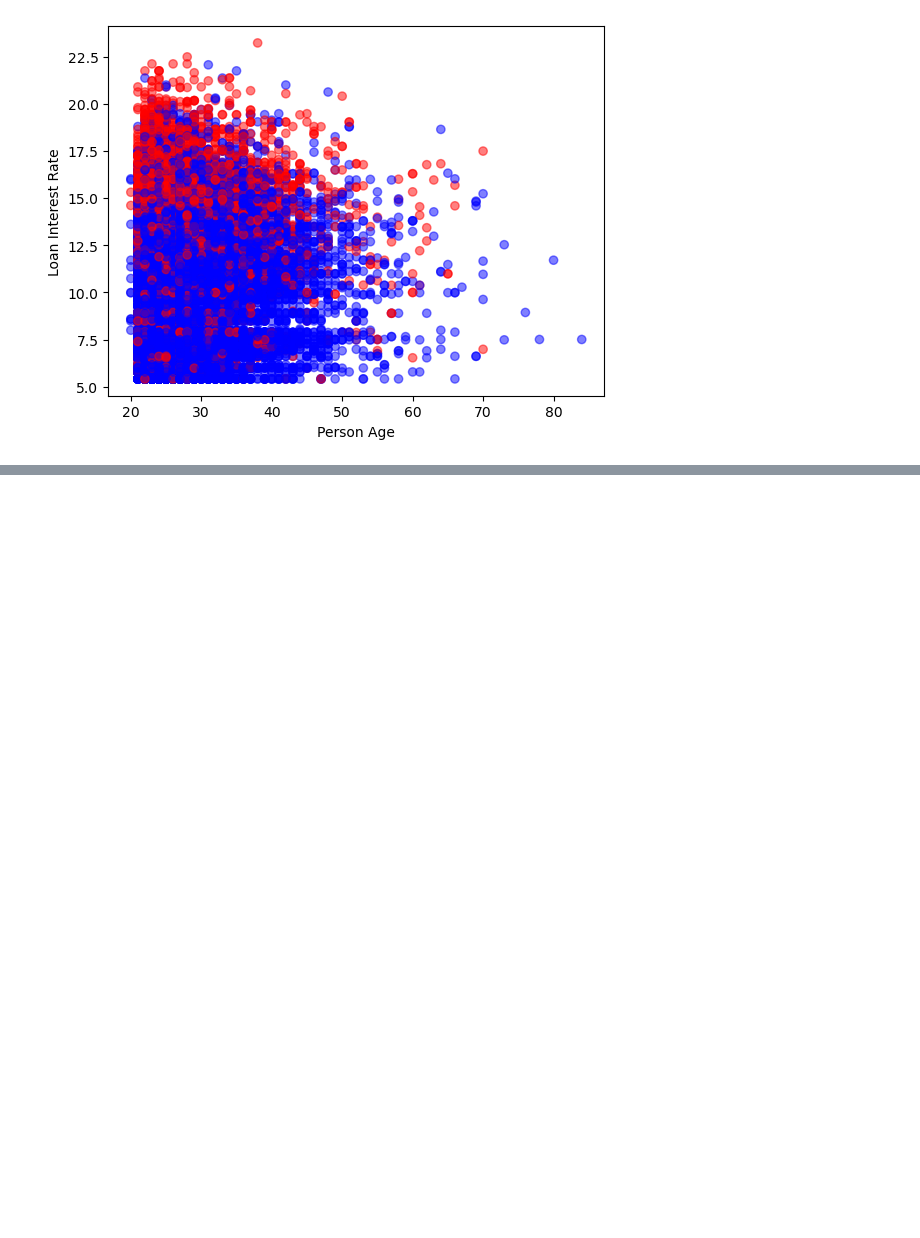
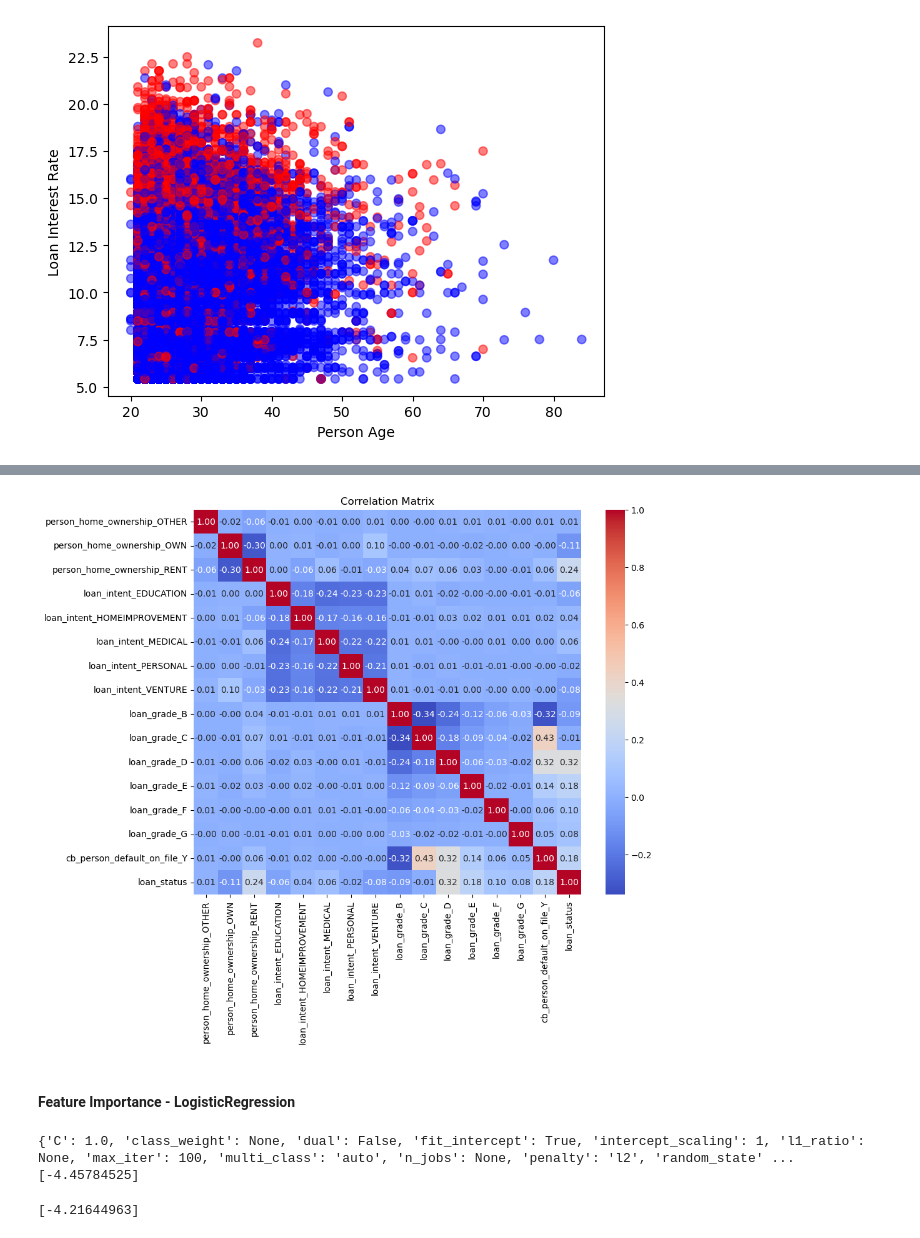
Before and after one commit to rsmythrepo/Credit-Risk-Modeling, a Jupyter notebook: Credit Risk Modeling.ipynb, the cells around one changed output, grey strips where cells are left out. Drawn from its saved outputs; the diff is of its cells as text; code cells hidden in the pictures; blank space fills up the shorter version.

Commit message:
modeling

```diff
--- a/Credit Risk Modeling.ipynb
+++ b/Credit Risk Modeling.ipynb
@@ -395,0 +450,45 @@ plt.show()
+# %%
+# Perform one-hot encoding on all categorical columns
+df_cat = df_new.select_dtypes(include=['object'])
+df_encoded = pd.get_dummies(df_cat, drop_first=True)
+df_encoded['loan_status'] = df_new['loan_status']
+
+correlation_matrix = df_encoded.corr()
+
+# Optionally, you can visualize the correlation matrix using a heatmap
+plt.figure(figsize=(10, 8))
+sns.heatmap(correlation_matrix, annot=True, cmap='coolwarm', fmt=".2f")
+plt.title('Correlation Matrix')
+plt.show()
+# %% [output]
+[figure, added]
+# %% [markdown]
+#### Feature Importance - LogisticRegression
+# %%
+# Create the X and y data sets
+X = df_new[['loan_int_rate']]
+y = df_new[['loan_status']]
+
+# Create and fit a logistic regression model
+clf_logistic_single = LogisticRegression(solver='lbfgs')
+clf_logistic_single.fit(X, np.ravel(y))
+
+# Print the parameters of the model
+print(clf_logistic_single.get_params())
+print(clf_logistic_single.intercept_)
+# %% [output]
+{'C': 1.0, 'class_weight': None, 'dual': False, 'fit_intercept': True, 'intercept_scaling': 1, 'l1_ratio': None, 'max_iter': 100, 'multi_class': 'auto', 'n_jobs': None, 'penalty': 'l2', 'random_state' ...
+[-4.45784525]
+# %%
+# Create the X and y data sets
+X = df_new[['loan_int_rate', 'person_emp_length' ]]
+y = df_new[['loan_status']]
+
+# Create and fit a logistic regression model
+clf_logistic_multi = LogisticRegression(solver='lbfgs')
+clf_logistic_multi.fit(X, np.ravel(y))
+
+# Print the parameters of the model
+print(clf_logistic_multi.intercept_)
+# %% [output]
+[-4.21644963]
```
Also changed, not shown: parts of 39 cells of this notebook.
